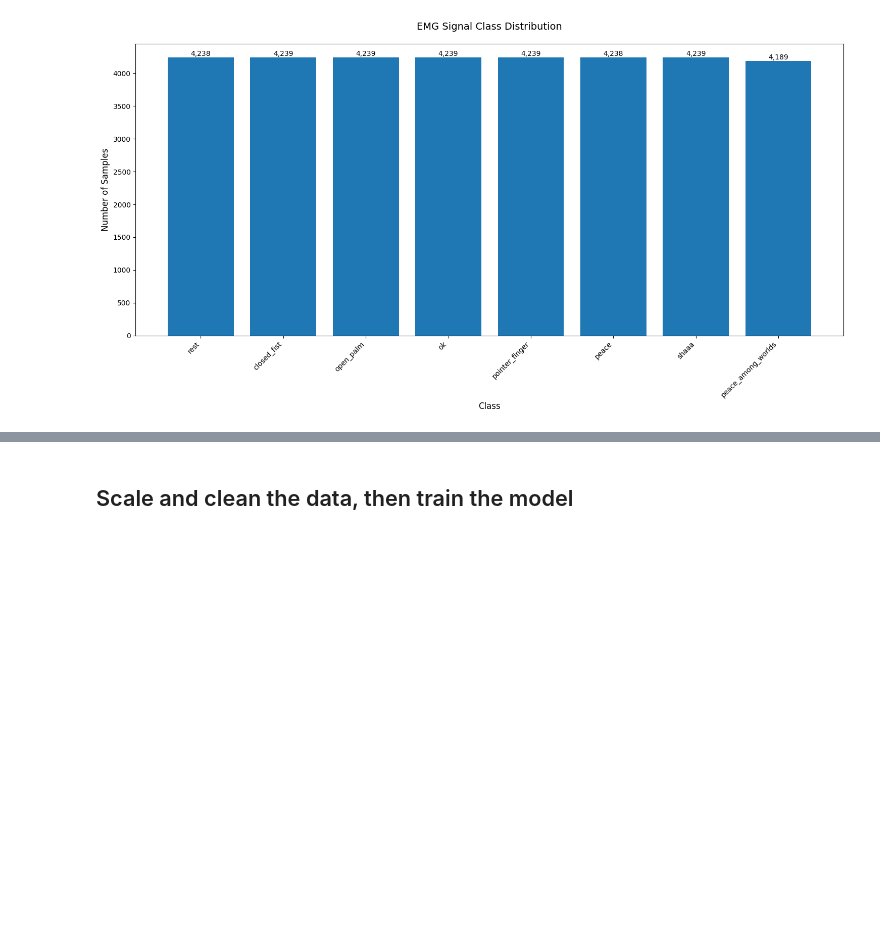
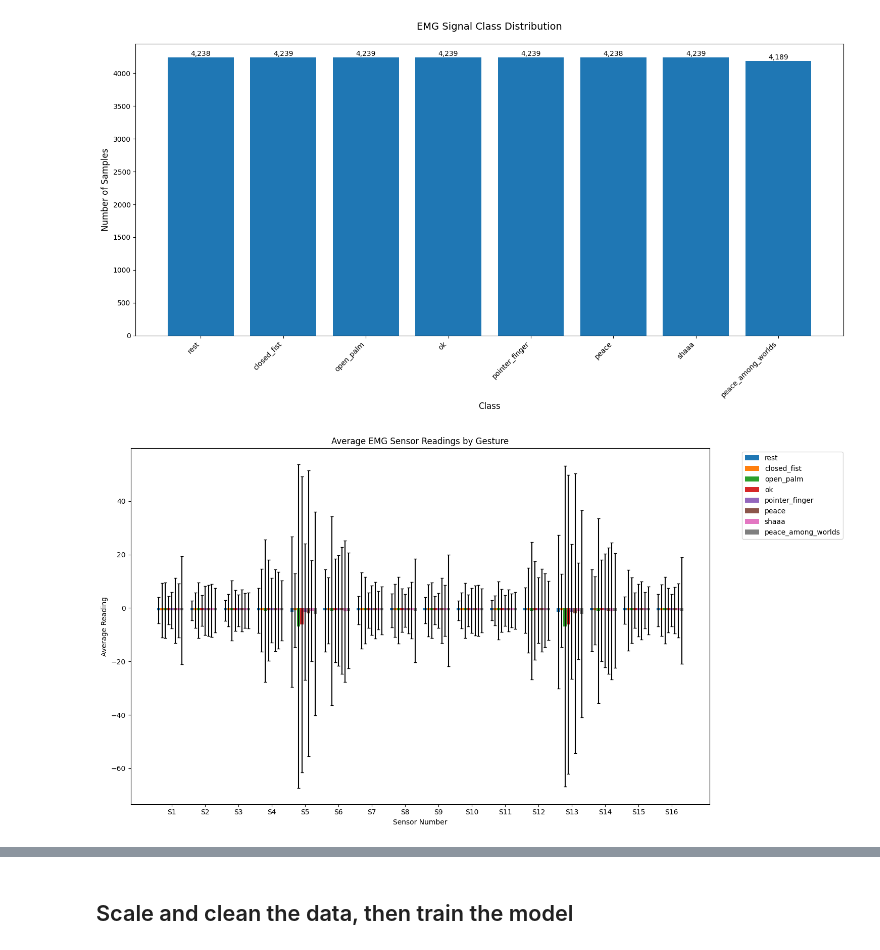
Before and after one commit to phenom64/NeuroSyn, a Jupyter notebook: model-v1/train.ipynb, the cells around one changed output, grey strips where cells are left out. Drawn from its saved outputs; the diff is of its cells as text; code cells hidden in the pictures; blank space fills up the shorter version.

Commit message:
feat: update with 8 classes

```diff
--- a/model-v1/train.ipynb
+++ b/model-v1/train.ipynb
@@ -142,3 +146,38 @@ plt.tight_layout()
 plt.show()
 # %% [output]
 [figure]
+# %%
+# Group data by label and calculate mean for each sensor
+sensor_avgs = []
+sensor_stds = []
+
+for label in range(8):
+    label_data = df[df['Label'] == label].drop('Label', axis=1)
+    sensor_avgs.append(label_data.mean().values)
+    sensor_stds.append(label_data.std().values)
+
+sensor_avgs = np.array(sensor_avgs)
+sensor_stds = np.array(sensor_stds)
+
+# Set up the plot
+plt.figure(figsize=(15, 8))
+
+# Plot bars for each gesture
+x = np.arange(16)
+width = 0.1
+for i in range(8):
+    plt.bar(x + i*width, sensor_avgs[i], width,
+            label=CLASSES[i],
+            yerr=sensor_stds[i],
+            capsize=2)
+
+# Customize the plot
+plt.xlabel('Sensor Number')
+plt.ylabel('Average Reading')
+plt.title('Average EMG Sensor Readings by Gesture')
+plt.xticks(x + width*4, [f'S{i+1}' for i in range(16)])
+plt.legend(bbox_to_anchor=(1.05, 1), loc='upper left')
+plt.tight_layout()
+plt.show()
+# %% [output]
+[figure, added]
```
Also changed, not shown: parts of 4 cells of this notebook, 3 other files.
